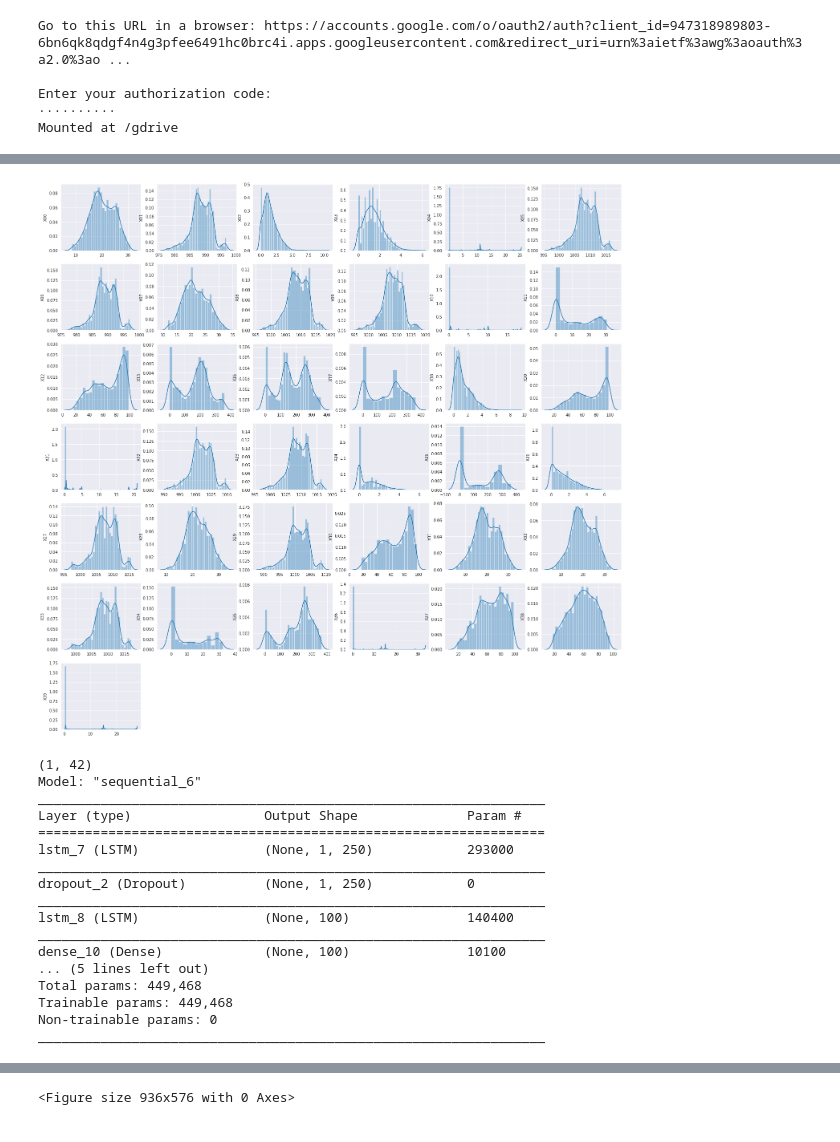
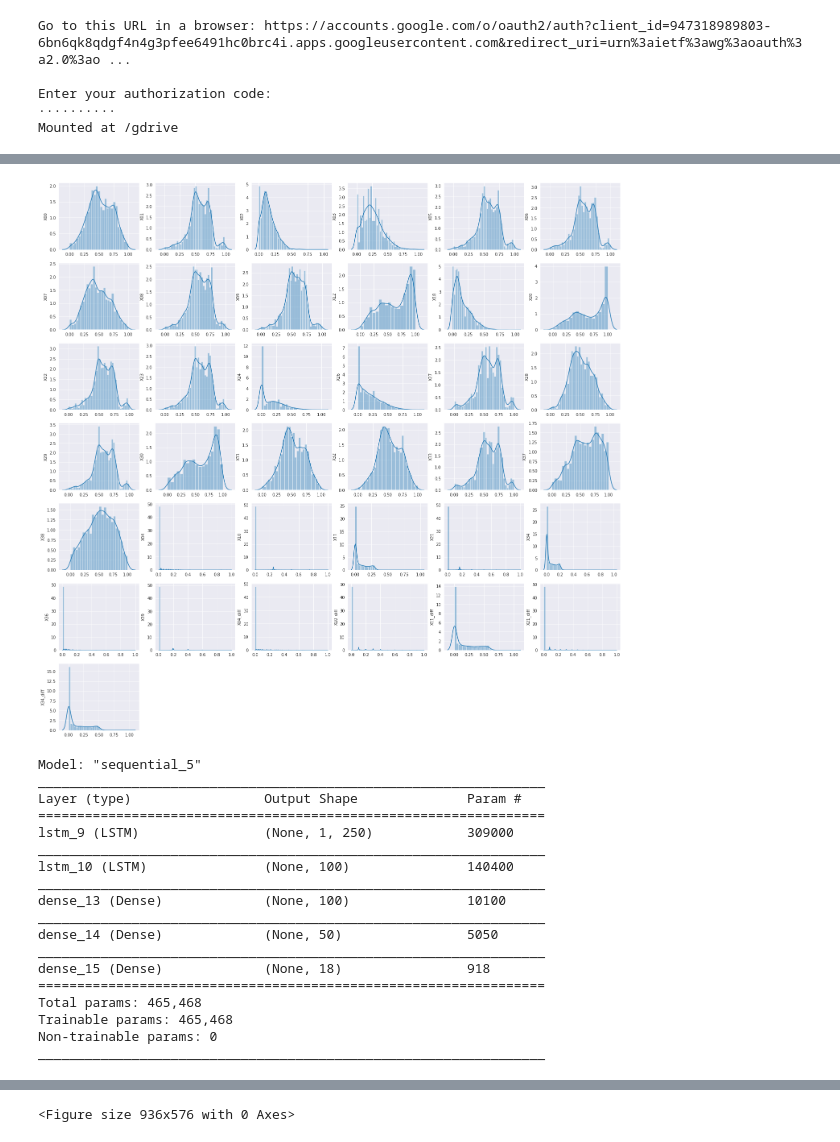
Before and after one commit to GyuYoungCho/machine_learning_Data_analysis, a Jupyter notebook: Dacon/temperture1.ipynb, the cells around one changed output, grey strips where cells are left out. Cells and saved outputs as stored; diff of their text form; code cells hidden in the pictures.

```diff
--- a/Dacon/temperture1.ipynb
+++ b/Dacon/temperture1.ipynb
@@ -82,16 +144,18 @@ Name: Y18, Length: 432, dtype: float32
 # %%
 sns.set_style("darkgrid")
 plt.figure(figsize=(25,25))
 for i, col in enumerate(train1.columns[1:38]):
     plt.subplot(7,6,i+1)
-    sns.distplot(train[col])
+    sns.distplot(train1[col])
     plt.title("")
     plt.xlabel("")
     plt.ylabel(col)
 # %% [output]
-[figure, old version]
+[figure, new version]
 # %%
 import keras
+import tensorflow as tf
+
 from keras.models import Sequential
 from keras import backend as K
 from keras.utils import get_custom_objects
@@ -99,7 +163,6 @@ from keras.layers import Dense, Dropout, LSTM, Input, Activation, BatchNormaliza
 from keras import optimizers
 
 train_reshaped = np.expand_dims(train2 ,axis=1)
-print(train_reshaped.shape[-2:])
 class mish(Activation):
     def __init__(self, activation, **kwargs):
         super(mish, self).__init__(activation, **kwargs)
@@ -108,35 +171,48 @@ class mish(Activation):
 def Mish(x):
     return x*K.tanh(K.softplus(x))
 
+def mse_AIFrenz(y_true, y_pred):
+    diff = abs(y_true - y_pred)
+    less_then_one = np.where(diff < 1, 0, diff)
+    # multi-column일 경우에도 계산 할 수 있도록 np.average를 한번 더 씌움
+    try:
+        score = np.average(np.average(less_then_one ** 2, axis = 0))
+    except ValueError:
+        score = mean_squared_error(y_true, y_pred)
+    return score
+
+def mse_keras(y_true, y_pred):
+    score = tf.py_function(func=mse_AIFrenz, inp=[y_true, y_pred], Tout=tf.float32,  name='custom_mse')
+    return score
+
 get_custom_objects().update({'mish': mish(Mish)})
 
 model = Sequential()
-model.add(LSTM(250, return_sequences= True,input_shape=train_reshaped.shape[-2:],activation='mish'))
-model.add(Dropout(0.1))
-model.add(LSTM(100, return_sequences= False,activation='mish',))
-model.add(Dense(100,activation='mish'))
-
+model.add(LSTM(250, return_sequences= True,input_shape=train_reshaped.shape[-2:]))
+model.add(LSTM(100, return_sequences= False,activation='linear',))
+model.add(Dense(100,activation='linear'))
 model.add(Dense(50,activation='linear'))
 model.add(Dense(18,activation='linear'))
 adam = optimizers.Adam(lr=0.0005)
 
-model.compile(optimizer=adam, loss='mse')
+model.compile(optimizer=adam, loss='mse', metrics=[mse_keras])
 model.summary()
 # %% [output]
-(1, 42)
-Model: "sequential_6"
+Model: "sequential_5"
 _________________________________________________________________
 Layer (type)                 Output Shape              Param #
 =================================================================
-lstm_7 (LSTM)                (None, 1, 250)            293000
+lstm_9 (LSTM)                (None, 1, 250)            309000
 _________________________________________________________________
-dropout_2 (Dropout)          (None, 1, 250)            0
+lstm_10 (LSTM)               (None, 100)               140400
 _________________________________________________________________
-lstm_8 (LSTM)                (None, 100)               140400
+dense_13 (Dense)             (None, 100)               10100
 _________________________________________________________________
-dense_10 (Dense)             (None, 100)               10100
-... (5 lines left out)
-Total params: 449,468
-Trainable params: 449,468
+dense_14 (Dense)             (None, 50)                5050
+_________________________________________________________________
+dense_15 (Dense)             (None, 18)                918
+=================================================================
+Total params: 465,468
+Trainable params: 465,468
 Non-trainable params: 0
 _________________________________________________________________
```
Also changed, not shown: parts of 16 cells of this notebook.
